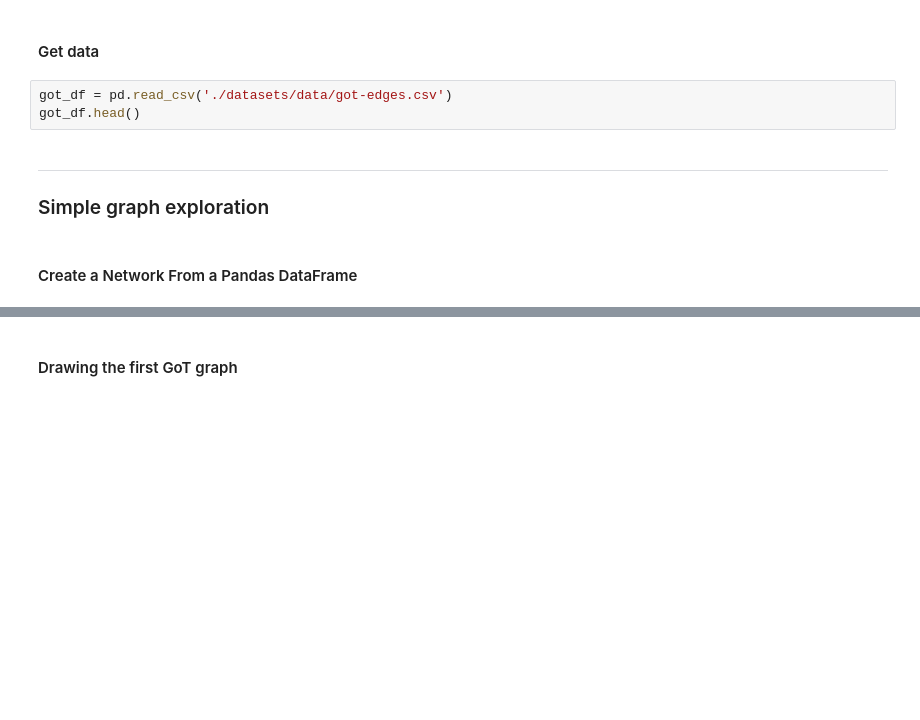
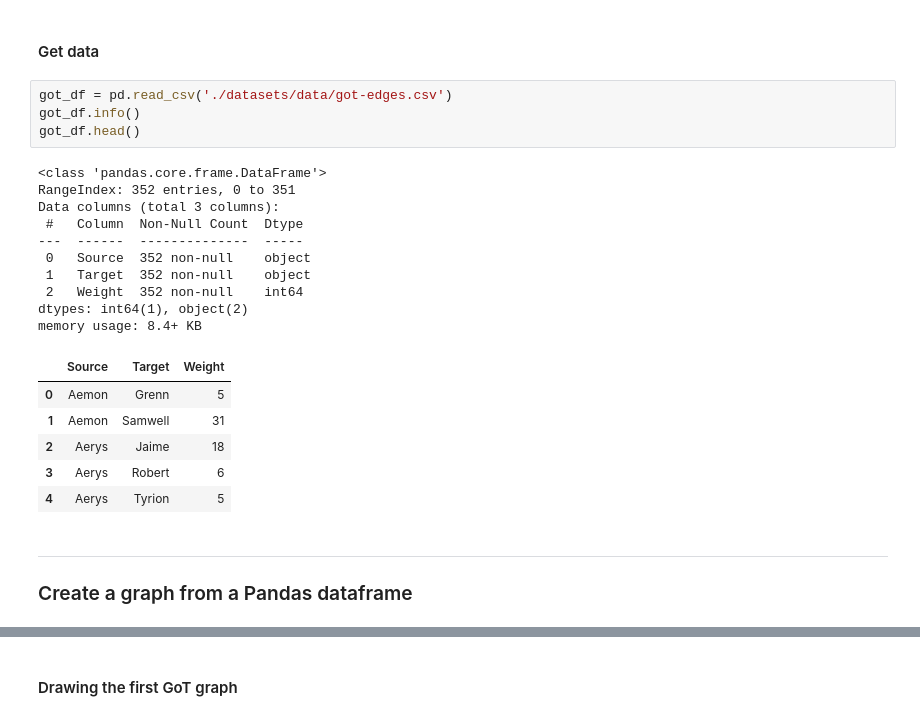
Before and after one commit to nluttenberger/methods_26, a Jupyter notebook: 071-GoT_graph.ipynb, the cells around one changed output, grey strips where cells are left out. Saved outputs shown, nothing was run; the diff lists cells and outputs as text; blank space fills up the shorter version.

```diff
--- a/071-GoT_graph.ipynb
+++ b/071-GoT_graph.ipynb
@@ -41,13 +43,29 @@ For example, the following sentence counts as an "edge" or connection between Jo
 #### Get data
 # %%
 got_df = pd.read_csv('./datasets/data/got-edges.csv')
+got_df.info()
 got_df.head()
+# %% [output]
+<class 'pandas.core.frame.DataFrame'>
+RangeIndex: 352 entries, 0 to 351
+Data columns (total 3 columns):
+ #   Column  Non-Null Count  Dtype
+---  ------  --------------  -----
+ 0   Source  352 non-null    object
+ 1   Target  352 non-null    object
+ 2   Weight  352 non-null    int64
+dtypes: int64(1), object(2)
+memory usage: 8.4+ KB
+|  | Source | Target | Weight |
+| 0 | Aemon | Grenn | 5 |
+| 1 | Aemon | Samwell | 31 |
+| 2 | Aerys | Jaime | 18 |
+| 3 | Aerys | Robert | 6 |
+| 4 | Aerys | Tyrion | 5 |
-# %% [markdown]
----
-
-### Simple graph exploration
 # %% [markdown]
-#### Create a Network From a Pandas DataFrame
+---
+
+### Create a graph from a Pandas dataframe
 # %%
 G = nx.from_pandas_edgelist(got_df, 'Source', 'Target', 'Weight')
 print(G)
```
Also changed, not shown: parts of 27 cells of this notebook, 4 other files.
